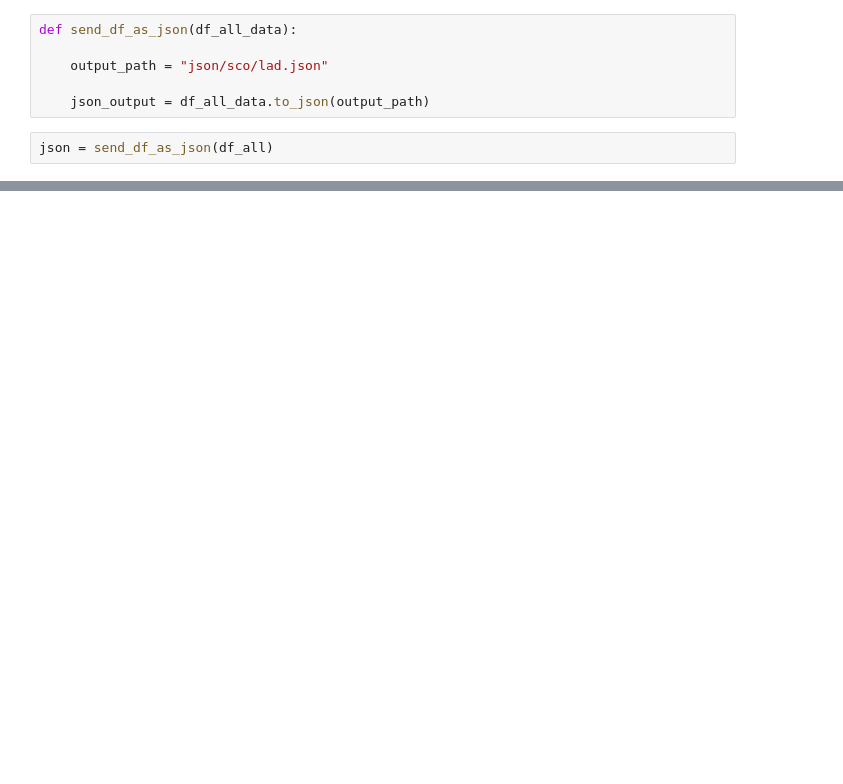
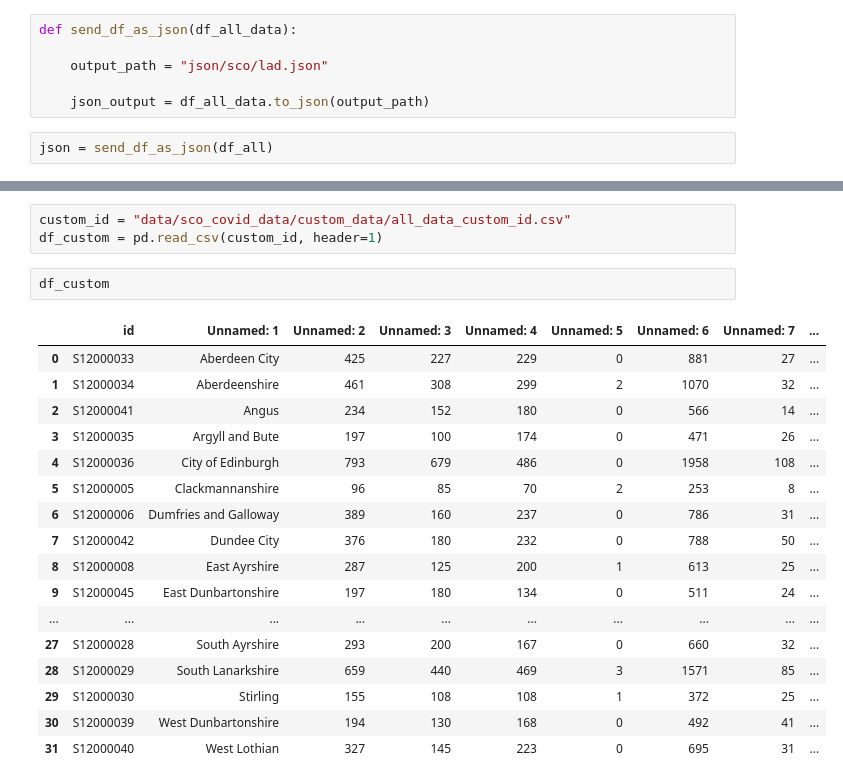
Before and after one commit to covidmaps/scotland, a Jupyter notebook: playground.ipynb, the cells around one changed output, grey strips where cells are left out. Cells and saved outputs as stored; diff of their text form; blank space fills up the shorter version.

```diff
--- a/playground.ipynb
+++ b/playground.ipynb
@@ -239,0 +342,23 @@ json = send_df_as_json(df_all)
+# %%
+custom_id = "data/sco_covid_data/custom_data/all_data_custom_id.csv"
+df_custom = pd.read_csv(custom_id, header=1)
+# %%
+df_custom
+# %% [output]
+|  | id | Unnamed: 1 | Unnamed: 2 | Unnamed: 3 | Unnamed: 4 | Unnamed: 5 | Unnamed: 6 | Unnamed: 7 | ... |
+| 0 | S12000033 | Aberdeen City | 425 | 227 | 229 | 0 | 881 | 27 | ... |
+| 1 | S12000034 | Aberdeenshire | 461 | 308 | 299 | 2 | 1070 | 32 | ... |
+| 2 | S12000041 | Angus | 234 | 152 | 180 | 0 | 566 | 14 | ... |
+| 3 | S12000035 | Argyll and Bute | 197 | 100 | 174 | 0 | 471 | 26 | ... |
+| 4 | S12000036 | City of Edinburgh | 793 | 679 | 486 | 0 | 1958 | 108 | ... |
+| 5 | S12000005 | Clackmannanshire | 96 | 85 | 70 | 2 | 253 | 8 | ... |
+| 6 | S12000006 | Dumfries and Galloway | 389 | 160 | 237 | 0 | 786 | 31 | ... |
+| 7 | S12000042 | Dundee City | 376 | 180 | 232 | 0 | 788 | 50 | ... |
+| 8 | S12000008 | East Ayrshire | 287 | 125 | 200 | 1 | 613 | 25 | ... |
+| 9 | S12000045 | East Dunbartonshire | 197 | 180 | 134 | 0 | 511 | 24 | ... |
+| ... | ... | ... | ... | ... | ... | ... | ... | ... | ... |
+| 27 | S12000028 | South Ayrshire | 293 | 200 | 167 | 0 | 660 | 32 | ... |
+| 28 | S12000029 | South Lanarkshire | 659 | 440 | 469 | 3 | 1571 | 85 | ... |
+| 29 | S12000030 | Stirling | 155 | 108 | 108 | 1 | 372 | 25 | ... |
+| 30 | S12000039 | West Dunbartonshire | 194 | 130 | 168 | 0 | 492 | 41 | ... |
+| 31 | S12000040 | West Lothian | 327 | 145 | 223 | 0 | 695 | 31 | ... |
```
Also changed, not shown: parts of 8 cells of this notebook, 5 other files.
